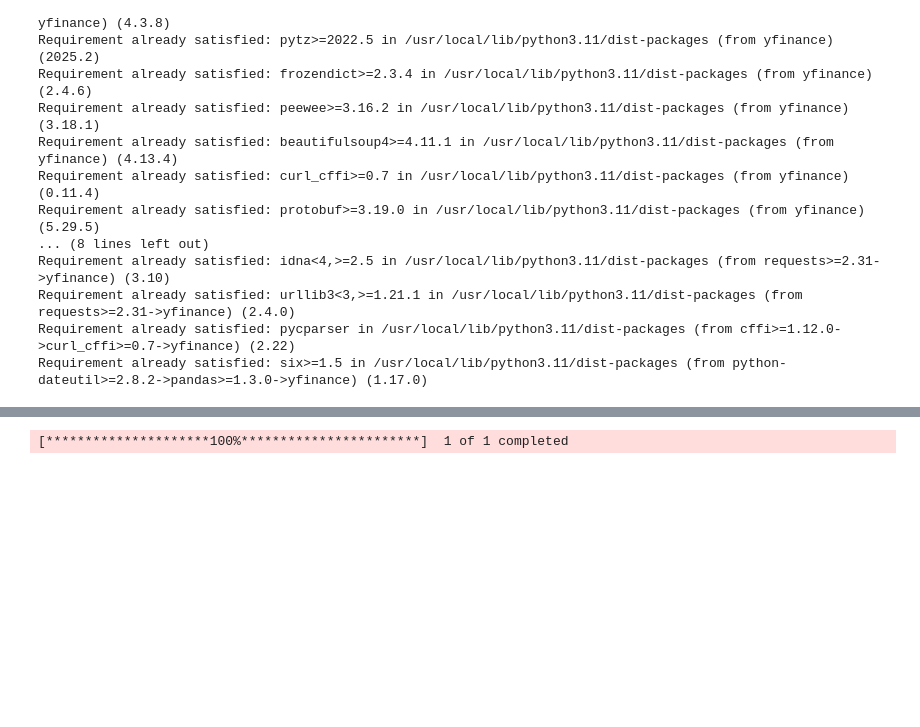
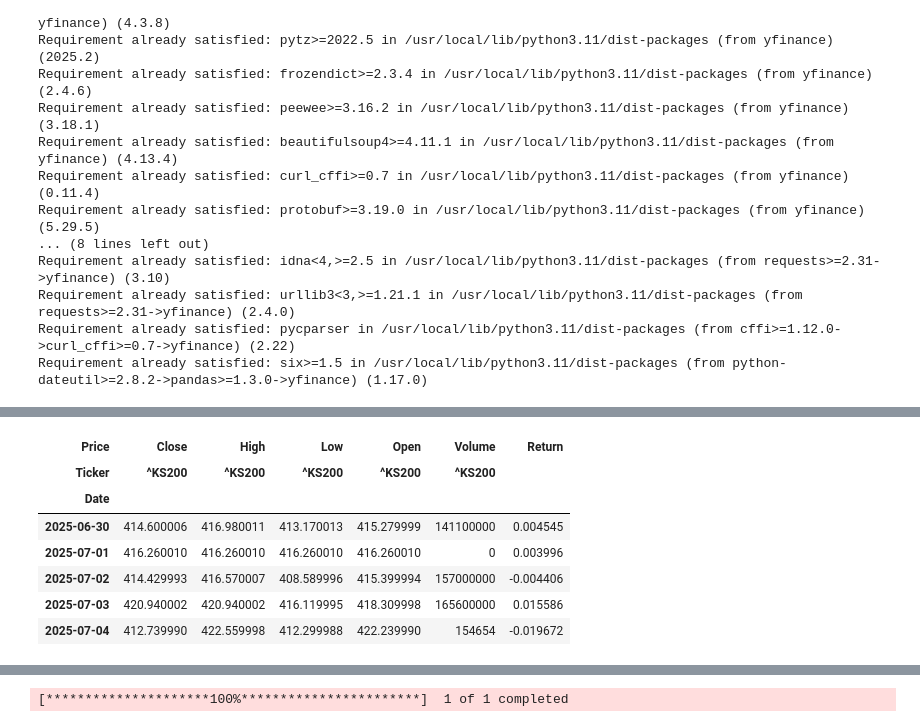
Before and after one commit to seunghee-lee/option, a Jupyter notebook: ELS_Valuation_Practice.ipynb, the cells around one changed output, grey strips where cells are left out. Cells and saved outputs as stored; diff of their text form; code cells hidden in the pictures; blank space fills up the shorter version.

```diff
--- a/ELS_Valuation_Practice.ipynb
+++ b/ELS_Valuation_Practice.ipynb
@@ -62,0 +80,12 @@ end_date = '2025-07-03'
+# %%
+ks200['Return']=np.log(ks200['Close']/ks200['Close'].shift(1))
+ks200.tail()
+# %% [output]
+| Price | Close | High | Low | Open | Volume | Return |
+| Ticker | ^KS200 | ^KS200 | ^KS200 | ^KS200 | ^KS200 |  |
+| Date |  |  |  |  |  |  |
+| 2025-06-30 | 414.600006 | 416.980011 | 413.170013 | 415.279999 | 141100000 | 0.004545 |
+| 2025-07-01 | 416.260010 | 416.260010 | 416.260010 | 416.260010 | 0 | 0.003996 |
+| 2025-07-02 | 414.429993 | 416.570007 | 408.589996 | 415.399994 | 157000000 | -0.004406 |
+| 2025-07-03 | 420.940002 | 420.940002 | 416.119995 | 418.309998 | 165600000 | 0.015586 |
+| 2025-07-04 | 412.739990 | 422.559998 | 412.299988 | 422.239990 | 154654 | -0.019672 |
```
Also changed, not shown: parts of 23 cells of this notebook.
